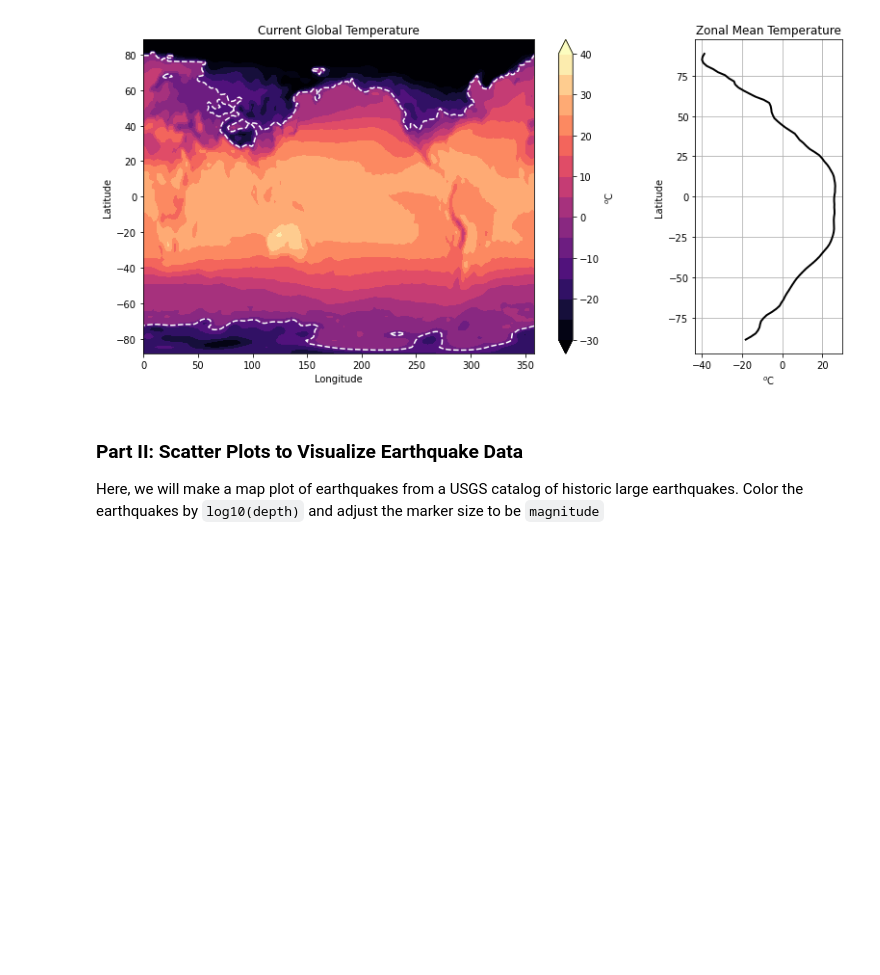
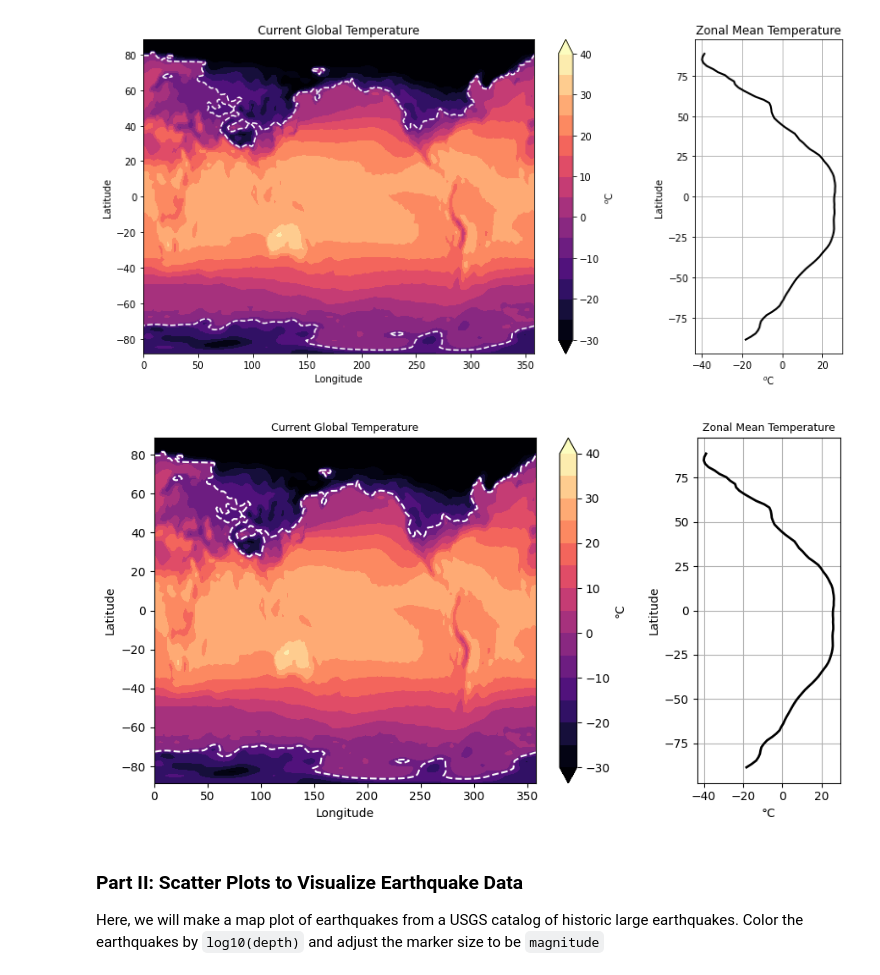
Before and after one commit to David-Soldini/2023_Intro_Python, a Jupyter notebook: ML_EES/IP/W2_S2.ipynb, the cells around one changed output. Drawn from its saved outputs; the diff is of its cells as text; code cells hidden in the pictures; blank space fills up the shorter version.

```diff
--- a/ML_EES/IP/W2_S2.ipynb
+++ b/ML_EES/IP/W2_S2.ipynb
@@ -70,20 +70,24 @@ Hint 5: Don't spend too too much time making your figure perfect as there is sti
 # %%
 # Replicate this figure
 # Temperature values are originally in Kelvin units -> Convert to degree celsius by subtracting 273.15
-fig, (__,__) = plt.subplots(__, __, figsize=(___,___),gridspec_kw={'width_ratios': [5, 1.5]})
-ctemp = __.________(___,__,_________,cmap='magma',levels=np.linspace(-30,40,15),extend='both')
-___._________(___,___,_________,colors='w',levels=[-10],extend='both')
-___.set_xlabel('________')
-___.set_ylabel('________')
-___.set_title('______________________')
-___._______(_____,ax=___,____='$^o$C')
+temp_c = temp-273.15
+fig, (ax0,ax1) = plt.subplots(1, 2, figsize=(9,5),gridspec_kw={'width_ratios': [5, 1.5]})
+ctemp = ax0.contourf(lon,lat,temp_c,cmap='magma',levels=np.linspace(-30,40,15),extend='both')
+ax0.contour(lon,lat,temp_c,colors='w',levels=[-10],extend='both')
+ax0.set_xlabel('Longitude')
+ax0.set_ylabel('Latitude')
+ax0.set_title('Current Global Temperature', fontsize=9)
+plt.colorbar(ctemp,ax=ax0,label='°C')
 
-___.____(np.__________(___________,axis=_),lat,lw=2,c='k')
-___.set_xlabel(r'$^{o}$C')
-___.set_ylabel(r'Latitude')
-___.set_title('Zonal Mean Temperature')
-plt.____()
+ax1.plot(np.mean(temp_c,axis=1),lat,lw=2,c='k')
+ax1.set_xlabel(r'°C')
+ax1.set_ylabel(r'Latitude')
+ax1.set_title('Zonal Mean Temperature', fontsize=9)
+plt.tight_layout()
+plt.grid()
 plt.show()
+# %% [output]
+[figure, added]
 # %% [markdown]
 ### Part II: Scatter Plots to Visualize Earthquake Data
 Here, we will make a map plot of earthquakes from a USGS catalog of historic large earthquakes. Color the earthquakes by `log10(depth)` and adjust the marker size to be `magnitude`
```
Also changed, not shown: parts of 5 cells of this notebook.
